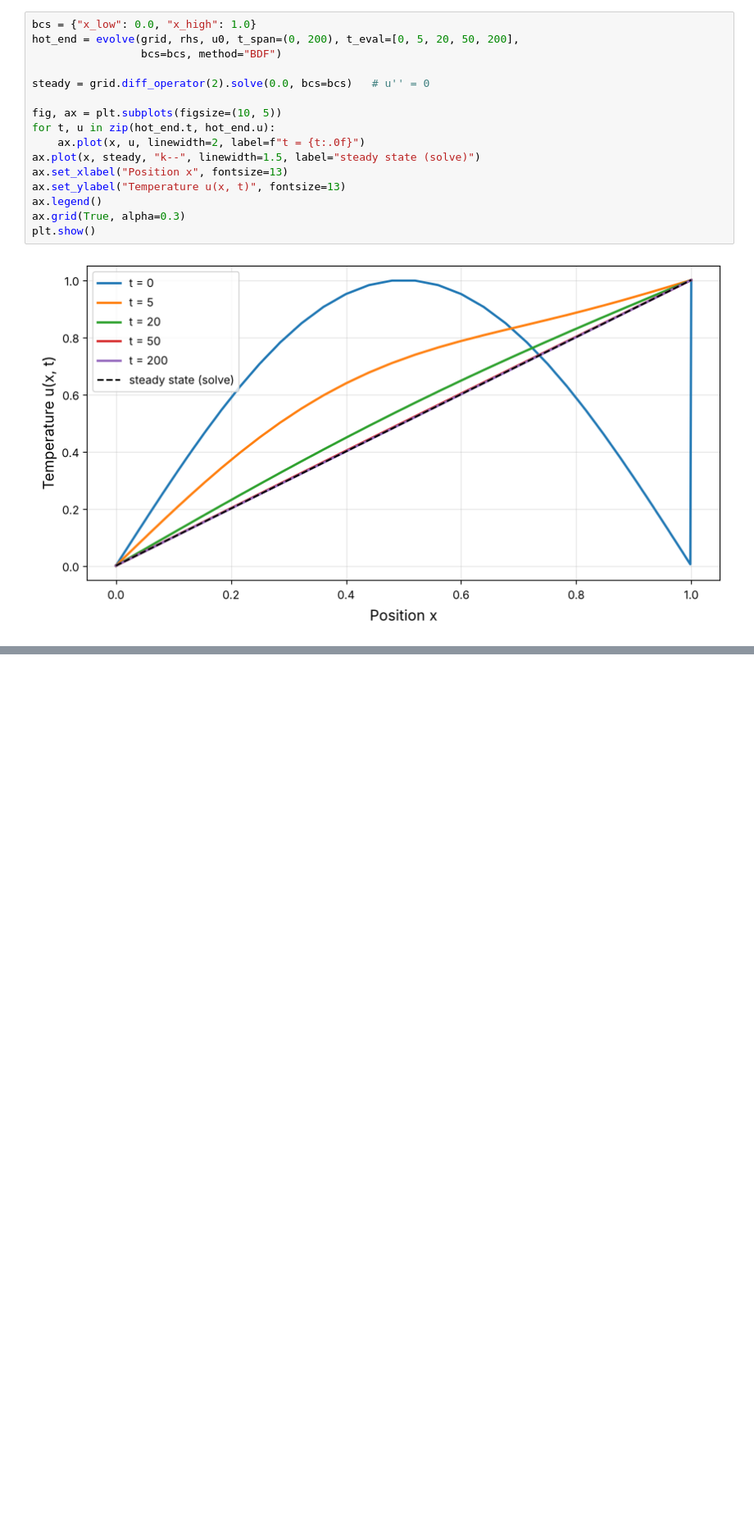
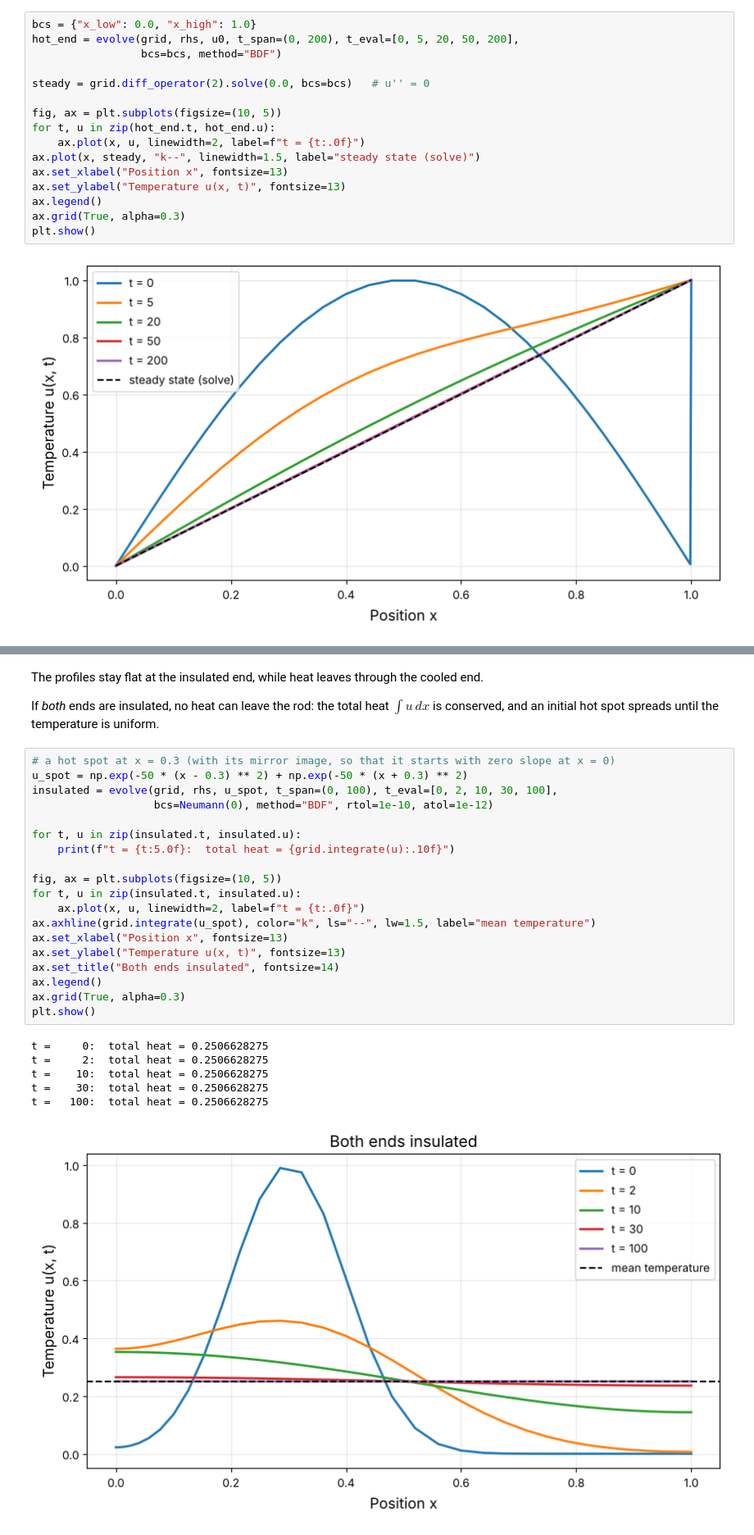
Before and after one commit to maroba/numgrids, a Jupyter notebook: examples/heat-equation-rod.ipynb, the cells around one changed output, grey strips where cells are left out. Shown at 82% size. Drawn from its saved outputs; the diff is of its cells as text; blank space fills up the shorter version.

```diff
--- a/examples/heat-equation-rod.ipynb
+++ b/examples/heat-equation-rod.ipynb
@@ -173,3 +218,34 @@ plt.show()
+# %% [markdown]
+The profiles stay flat at the insulated end, while heat leaves through the cooled end.
+
+If *both* ends are insulated, no heat can leave the rod: the total heat $\int u\, dx$ is conserved, and an
+initial hot spot spreads until the temperature is uniform.
+# %%
+# a hot spot at x = 0.3 (with its mirror image, so that it starts with zero slope at x = 0)
+u_spot = np.exp(-50 * (x - 0.3) ** 2) + np.exp(-50 * (x + 0.3) ** 2)
+insulated = evolve(grid, rhs, u_spot, t_span=(0, 100), t_eval=[0, 2, 10, 30, 100],
+                   bcs=Neumann(0), method="BDF", rtol=1e-10, atol=1e-12)
+
+for t, u in zip(insulated.t, insulated.u):
+    print(f"t = {t:5.0f}:  total heat = {grid.integrate(u):.10f}")
+
+fig, ax = plt.subplots(figsize=(10, 5))
+for t, u in zip(insulated.t, insulated.u):
+    ax.plot(x, u, linewidth=2, label=f"t = {t:.0f}")
+ax.axhline(grid.integrate(u_spot), color="k", ls="--", lw=1.5, label="mean temperature")
+ax.set_xlabel("Position x", fontsize=13)
+ax.set_ylabel("Temperature u(x, t)", fontsize=13)
+ax.set_title("Both ends insulated", fontsize=14)
+ax.legend()
+ax.grid(True, alpha=0.3)
+plt.show()
+# %% [output]
+t =     0:  total heat = 0.2506628275
+t =     2:  total heat = 0.2506628275
+t =    10:  total heat = 0.2506628275
+t =    30:  total heat = 0.2506628275
+t =   100:  total heat = 0.2506628275
+[figure, added]
 # %% [markdown]
 ## Summary
 
```
Also changed, not shown: parts of 3 cells of this notebook, 24 other files.
